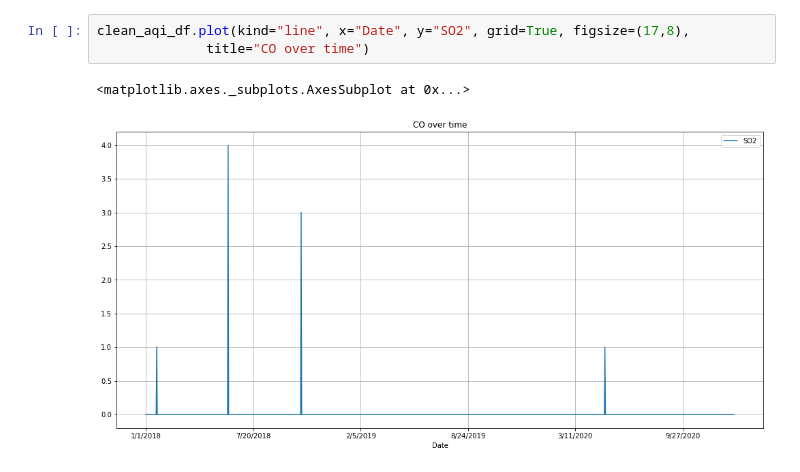
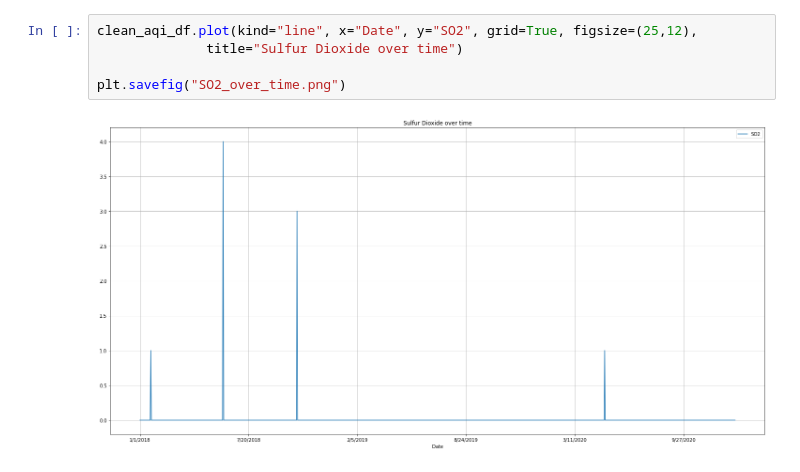
Before and after one commit to admngz/project-one, a Jupyter notebook: aqi_project_csv.ipynb, the cells around one changed output. Drawn from its saved outputs; the diff is of its cells as text.

```diff
--- a/aqi_project_csv.ipynb
+++ b/aqi_project_csv.ipynb
@@ -52,8 +62,9 @@ clean_aqi_df.plot(kind="line", x="Date", y="Ozone", grid=True, figsize=(17,8),
 clean_aqi_df["SO2"] = clean_aqi_df["SO2"].astype(float)
 # %%
-clean_aqi_df.plot(kind="line", x="Date", y="SO2", grid=True, figsize=(17,8),
-              title="CO over time")
+clean_aqi_df.plot(kind="line", x="Date", y="SO2", grid=True, figsize=(25,12),
+              title="Sulfur Dioxide over time")
+
+plt.savefig("SO2_over_time.png")
 # %% [output]
-<matplotlib.axes._subplots.AxesSubplot at 0x...>
-[figure, old version]
+[figure, new version]
 # %%
```
Also changed, not shown: parts of 12 cells of this notebook, 4 other files.
